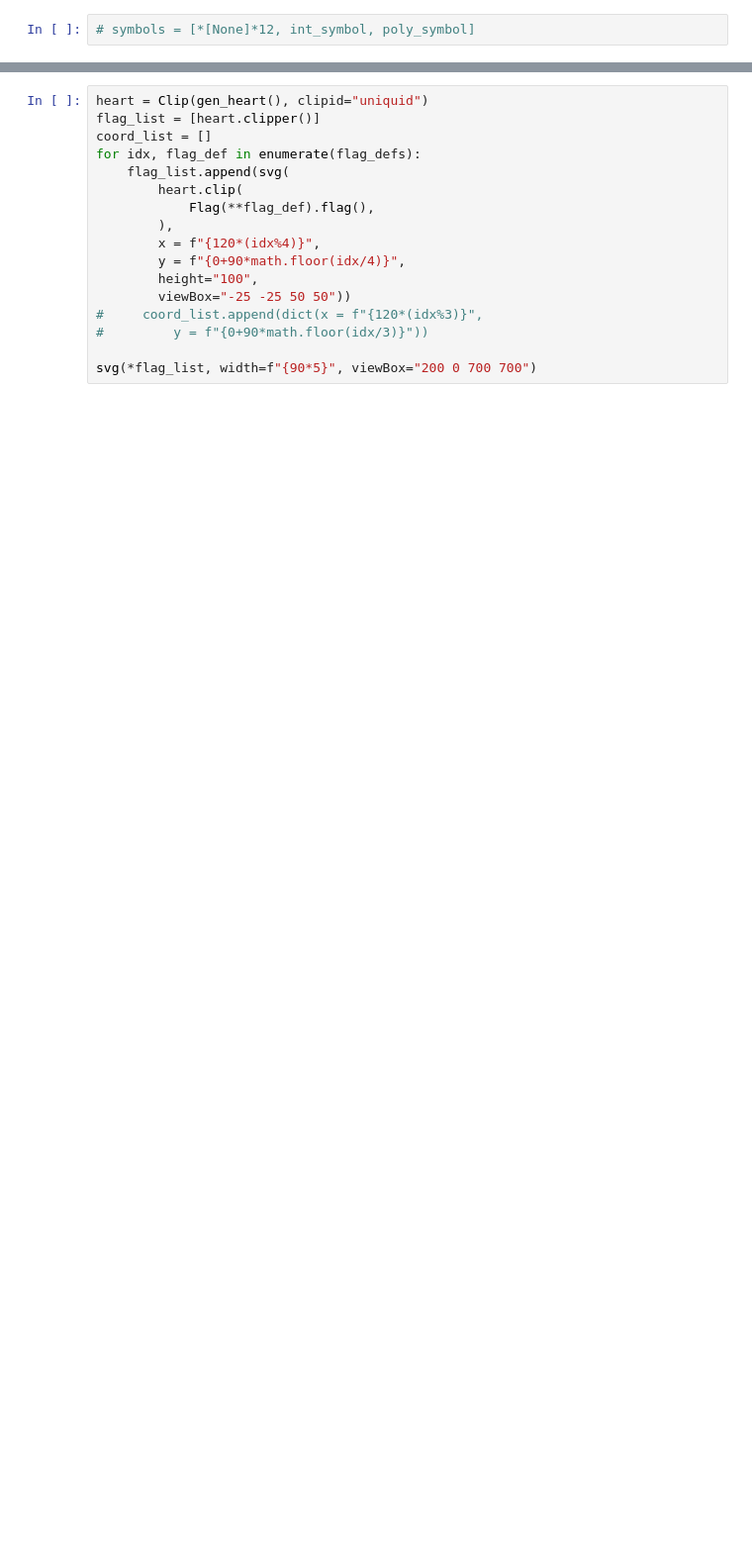
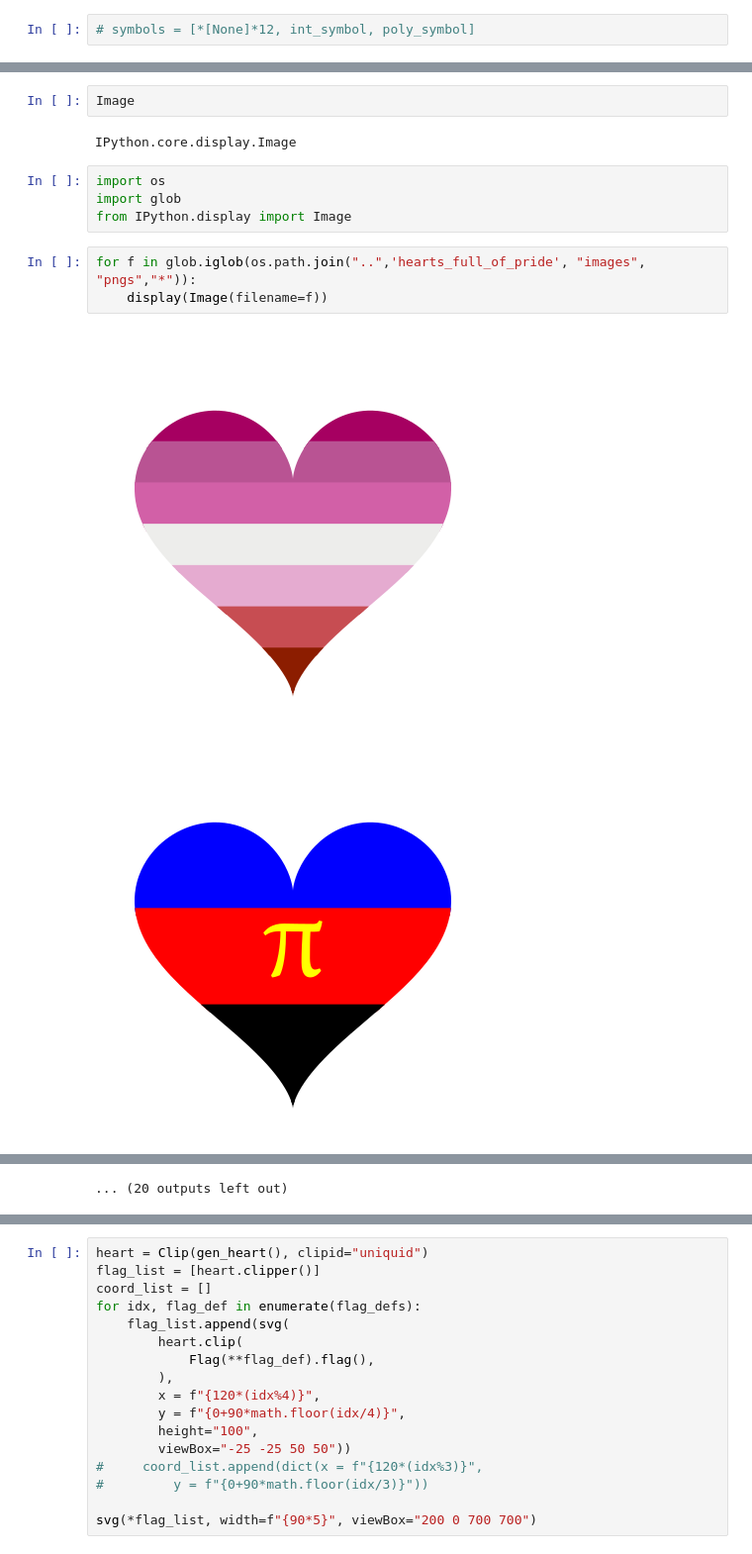
Before and after one commit to mpacer/beautiful_objects, a Jupyter notebook: In_process/Tearing my Hearts out.ipynb, the cells around one changed output, grey strips where cells are left out. Shown at 99% size. Drawn from its saved outputs; the diff is of its cells as text; blank space fills up the shorter version.

Commit message:
get most up-to-date version of inprogress for heart clipping code

```diff
--- a/In_process/Tearing my Hearts out.ipynb
+++ b/In_process/Tearing my Hearts out.ipynb
@@ -563,0 +531,14 @@ flag_defs = [trans, lesbian, genderqueer, rainbow, agender, ace, bi, enby, gende
+# %%
+Image
+# %% [output]
+IPython.core.display.Image
+# %%
+import os
+import glob
+from IPython.display import Image
+# %%
+for f in glob.iglob(os.path.join("..",'hearts_full_of_pride', "images", "pngs","*")):
+    display(Image(filename=f))
+# %% [output]
+[figure, added]
+[figure, added]
@@ -563,0 +555 @@ flag_defs = [trans, lesbian, genderqueer, rainbow, agender, ace, bi, enby, gende
+... (20 outputs left out)
```
Also changed, not shown: parts of 44 cells of this notebook.
